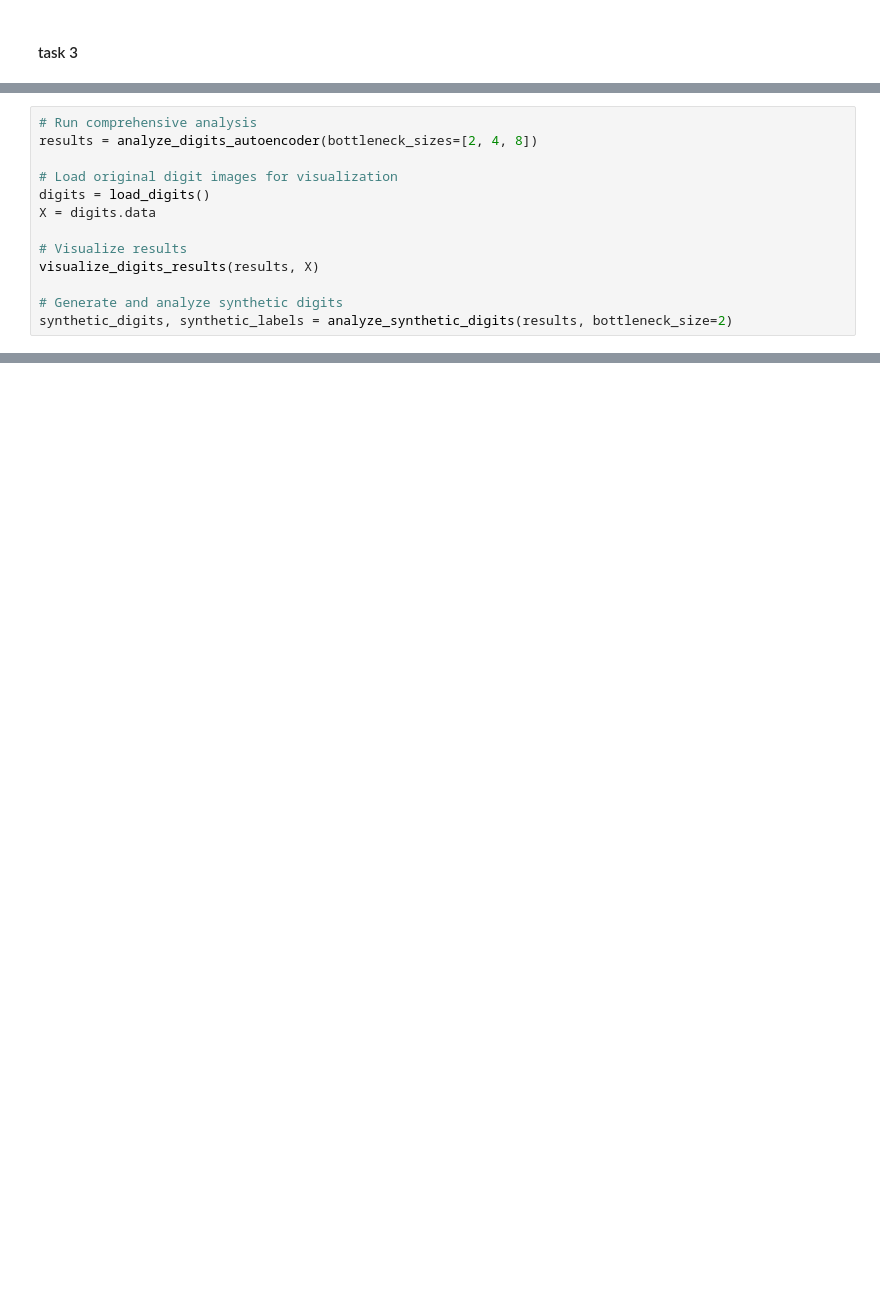
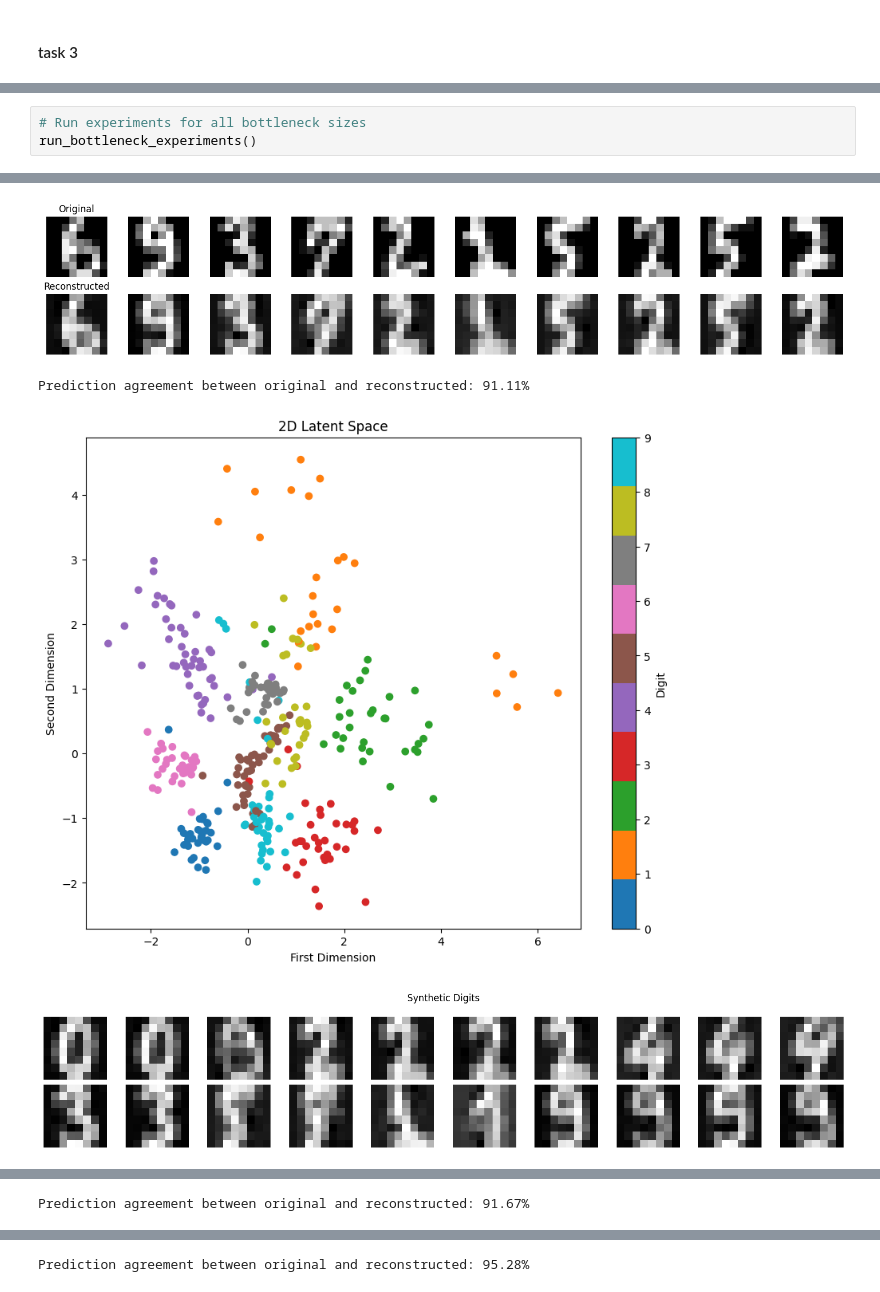
Before and after one commit to sandrinjoy/gnns-ws-24, a Jupyter notebook: autoencoders.ipynb, the cells around one changed output, grey strips where cells are left out. Drawn from its saved outputs; the diff is of its cells as text; blank space fills up the shorter version.

```diff
--- a/autoencoders.ipynb
+++ b/autoencoders.ipynb
@@ -882,13 +648,0 @@ def analyze_synthetic_digits(results, bottleneck_size=2):
-# %%
-# Run comprehensive analysis
-results = analyze_digits_autoencoder(bottleneck_sizes=[2, 4, 8])
-
-# Load original digit images for visualization
-digits = load_digits()
-X = digits.data
-
-# Visualize results
-visualize_digits_results(results, X)
-
-# Generate and analyze synthetic digits
-synthetic_digits, synthetic_labels = analyze_synthetic_digits(results, bottleneck_size=2)
@@ -914,0 +875,4 @@ IndexError: index 1255 is out of bounds for axis 0 with size 360
+# %%
+# Run experiments for all bottleneck sizes
+run_bottleneck_experiments()
+# %% [output]
@@ -914,0 +890,4 @@ IndexError: index 1255 is out of bounds for axis 0 with size 360
+[figure, added]
+Prediction agreement between original and reconstructed: 91.11%
+[figure, added]
+[figure, added]
@@ -914,0 +908 @@ IndexError: index 1255 is out of bounds for axis 0 with size 360
+Prediction agreement between original and reconstructed: 91.67%
@@ -914,0 +924 @@ IndexError: index 1255 is out of bounds for axis 0 with size 360
+Prediction agreement between original and reconstructed: 95.28%
```
Also changed, not shown: parts of 8 cells of this notebook.
